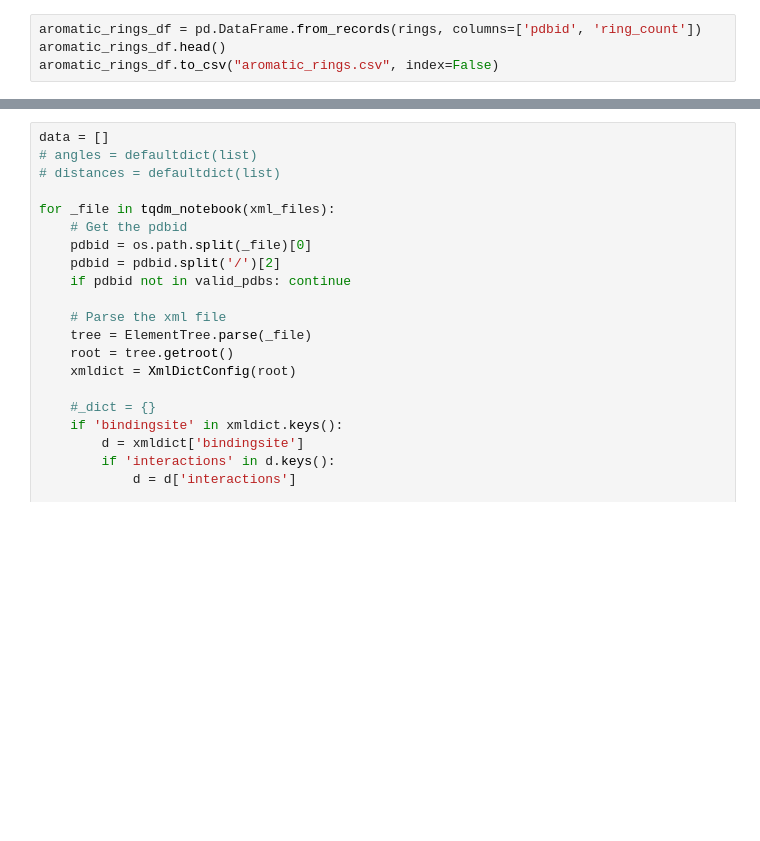
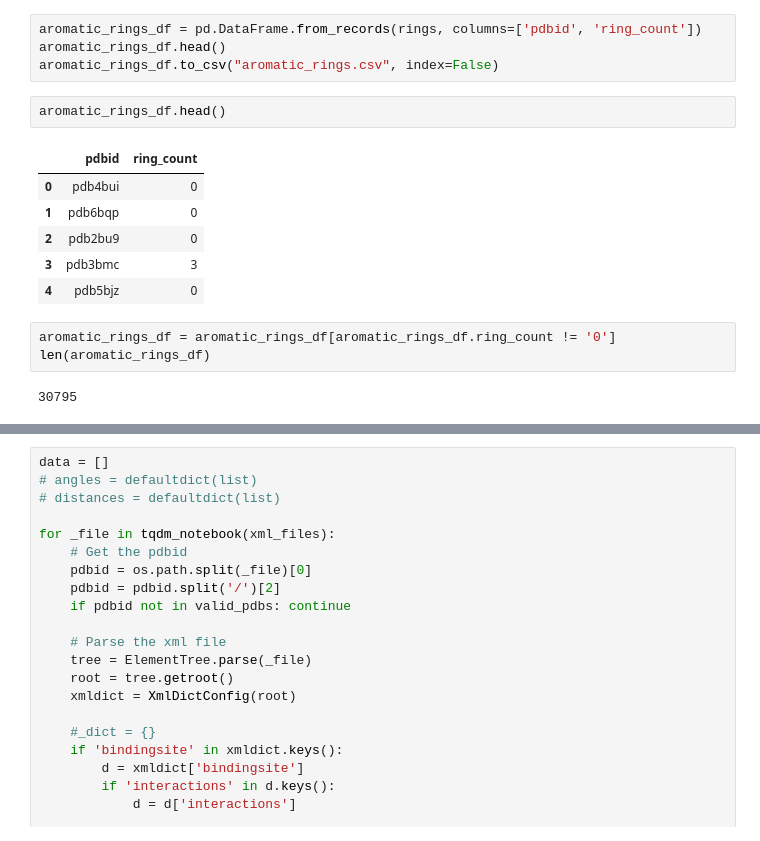
Before and after one commit to hassanmohsin/pdb_analysis, a Jupyter notebook: analysis.ipynb, the cells around one changed output, grey strips where cells are left out. Saved outputs shown, nothing was run; the diff lists cells and outputs as text; blank space fills up the shorter version.

```diff
--- a/analysis.ipynb
+++ b/analysis.ipynb
@@ -57,3 +57,17 @@ for _file in tqdm_notebook(xml_files):
 aromatic_rings_df = pd.DataFrame.from_records(rings, columns=['pdbid', 'ring_count'])
 aromatic_rings_df.head()
 aromatic_rings_df.to_csv("aromatic_rings.csv", index=False)
+# %%
+aromatic_rings_df.head()
+# %% [output]
+|  | pdbid | ring_count |
+| 0 | pdb4bui | 0 |
+| 1 | pdb6bqp | 0 |
+| 2 | pdb2bu9 | 0 |
+| 3 | pdb3bmc | 3 |
+| 4 | pdb5bjz | 0 |
+# %%
+aromatic_rings_df = aromatic_rings_df[aromatic_rings_df.ring_count != '0']
+len(aromatic_rings_df)
+# %% [output]
+30795
```
Also changed, not shown: parts of 1 cell of this notebook.
